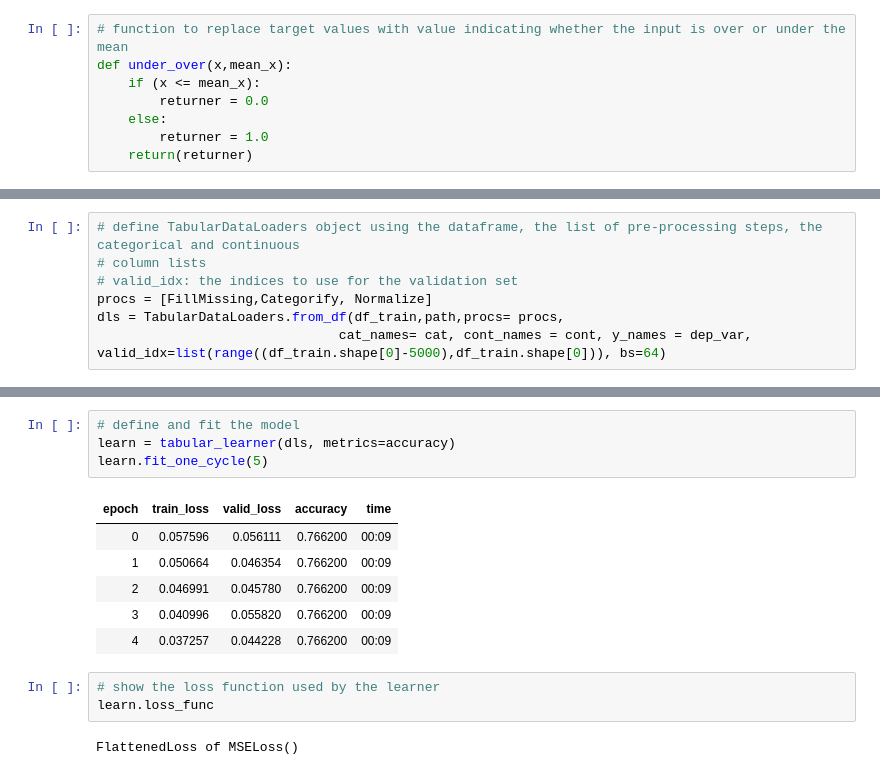
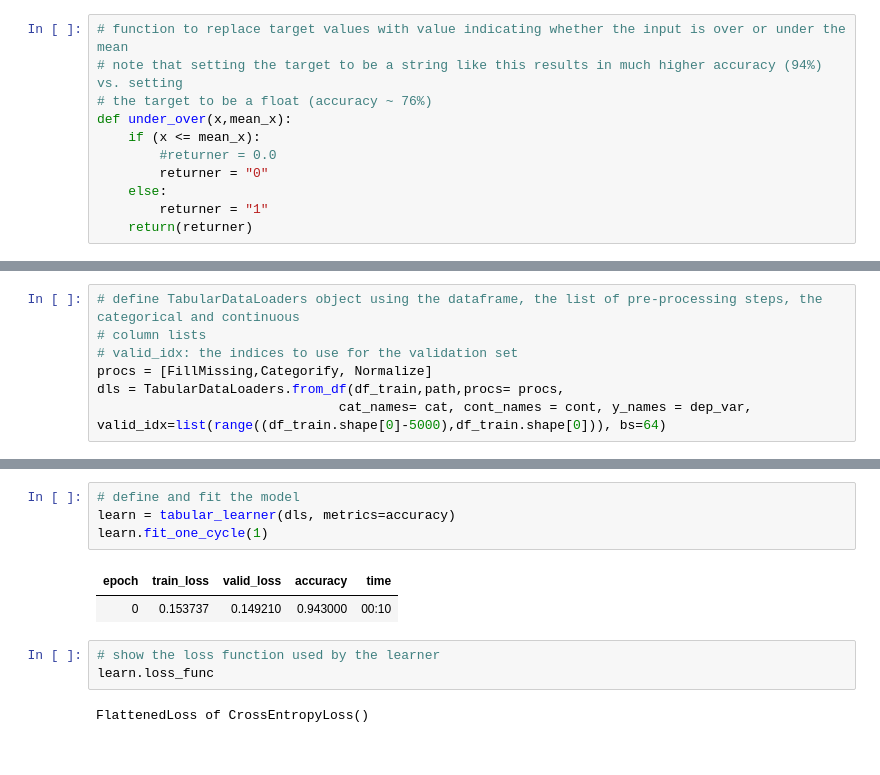
Before and after one commit to PacktPublishing/Deep-Learning-with-fastai-Cookbook, a Jupyter notebook: ch3/training_model_standalone_tabular_dataset.ipynb, the cells around one changed output, grey strips where cells are left out. Cells and saved outputs as stored; diff of their text form.

Commit message:
clean up target column types

```diff
--- a/ch3/training_model_standalone_tabular_dataset.ipynb
+++ b/ch3/training_model_standalone_tabular_dataset.ipynb
@@ -192,11 +178,14 @@ df_train_missing.shape
 Adjust the Price column for binary classification
 # %%
 # function to replace target values with value indicating whether the input is over or under the mean
+# note that setting the target to be a string like this results in much higher accuracy (94%) vs. setting
+# the target to be a float (accuracy ~ 76%)
 def under_over(x,mean_x):
     if (x <= mean_x):
-        returner = 0.0
+        #returner = 0.0
+        returner = "0"
     else:
-        returner = 1.0
+        returner = "1"
     return(returner)
 # %%
 # set target column
@@ -253,19 +256,15 @@ dls.valid.show_batch()
 # %%
 # define and fit the model
 learn = tabular_learner(dls, metrics=accuracy)
-learn.fit_one_cycle(5)
+learn.fit_one_cycle(1)
 # %% [output]
 | epoch | train_loss | valid_loss | accuracy | time |
-| 0 | 0.057596 | 0.056111 | 0.766200 | 00:09 |
-| 1 | 0.050664 | 0.046354 | 0.766200 | 00:09 |
-| 2 | 0.046991 | 0.045780 | 0.766200 | 00:09 |
-| 3 | 0.040996 | 0.055820 | 0.766200 | 00:09 |
-| 4 | 0.037257 | 0.044228 | 0.766200 | 00:09 |
+| 0 | 0.153737 | 0.149210 | 0.943000 | 00:10 |
 # %%
 # show the loss function used by the learner
 learn.loss_func
 # %% [output]
-FlattenedLoss of MSELoss()
+FlattenedLoss of CrossEntropyLoss()
 # %%
 # show a set of results from the model
 learn.show_results()
```
Also changed, not shown: parts of 8 cells of this notebook, 2 other files.
